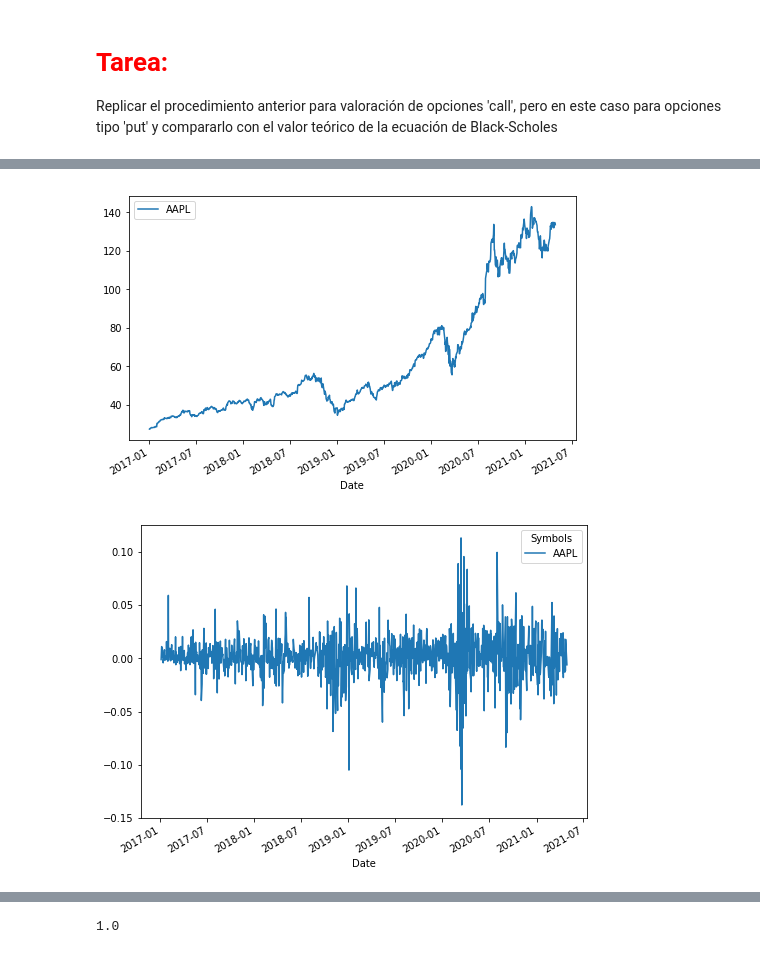
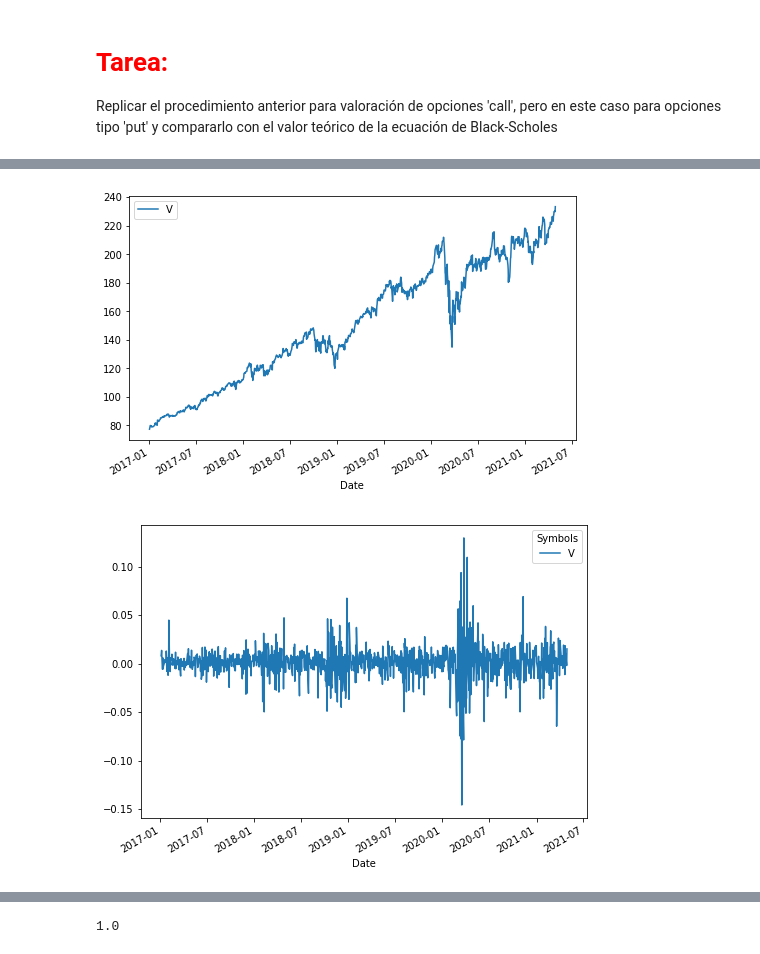
Before and after one commit to GerardoRVL97/TAREA_9_RUIZ_G_VAZQUEZ_C, a Jupyter notebook: TAREA_9_VAZQUEZ_C_RUIZ_G.ipynb, the cells around one changed output, grey strips where cells are left out. Cells and saved outputs as stored; diff of their text form; code cells hidden in the pictures.

```diff
--- a/TAREA_9_VAZQUEZ_C_RUIZ_G.ipynb
+++ b/TAREA_9_VAZQUEZ_C_RUIZ_G.ipynb
@@ -120,14 +117,14 @@ def get_adj_closes(tickers, start_date=None, end_date=None):
     closes.sort_index(inplace=True)
     return closes
 # %%
-ticker = ['AAPL']
+ticker = ['V']
 start_date = '2017-01-01'
 
 closes_aapl = get_adj_closes(ticker, start_date)
 closes_aapl.plot(figsize=(8,5));
 plt.legend(ticker);
 # %% [output]
-[figure, old version]
+[figure, new version]
 # %%
 def calc_daily_ret(closes):
     return np.log(closes/closes.shift(1)).iloc[1:]
@@ -135,5 +132,5 @@ def calc_daily_ret(closes):
 ret_aapl = calc_daily_ret(closes_aapl)
 ret_aapl.plot(figsize=(8,6));
 # %% [output]
-[figure, old version]
+[figure, new version]
 # %%
```
Also changed, not shown: parts of 46 cells of this notebook.
